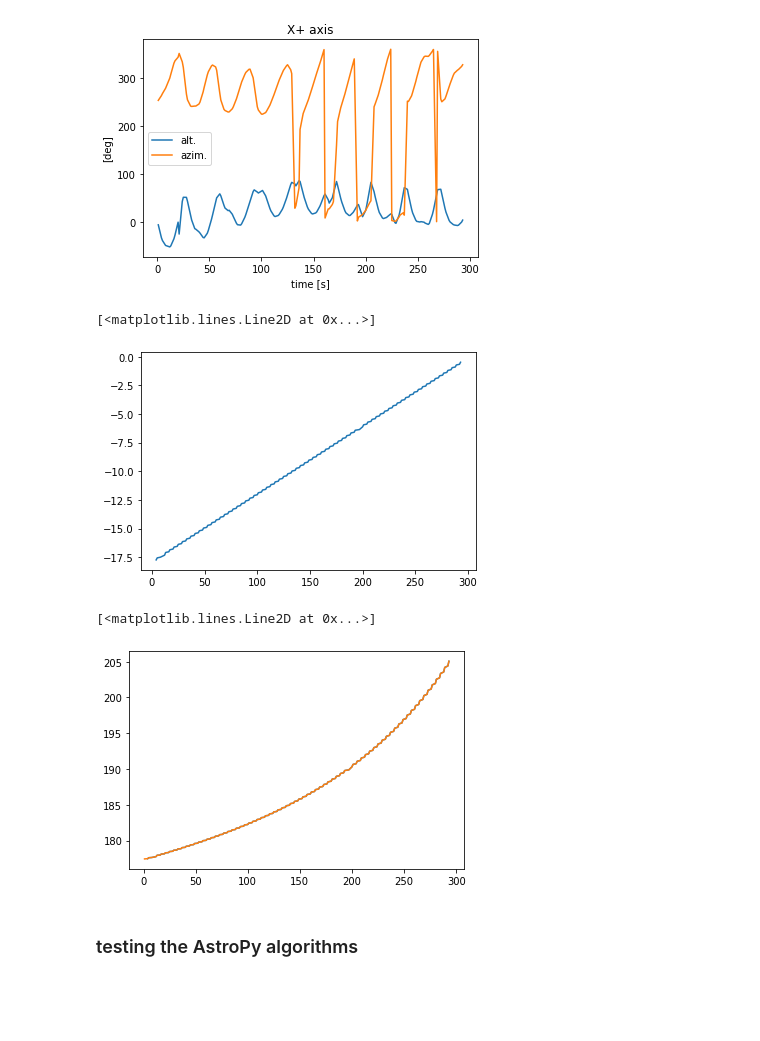
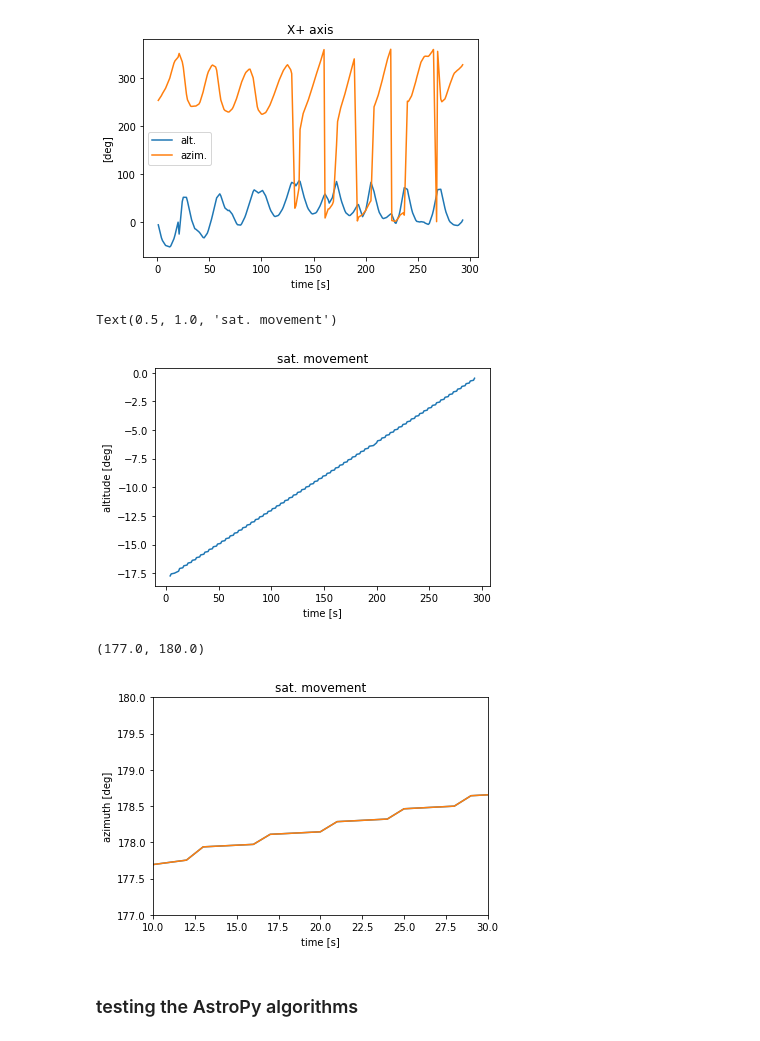
Before and after one commit to limu007/cube, a Jupyter notebook: Attitude_computed.ipynb, the cells around one changed output. Saved outputs shown, nothing was run; the diff lists cells and outputs as text; code cells hidden in the pictures; blank space fills up the shorter version.

```diff
--- a/Attitude_computed.ipynb
+++ b/Attitude_computed.ipynb
@@ -195,21 +195,29 @@ alts=[d.altaz.alt.value for d in axes_z]
 # %%
 #sat_loc[j],sat_loc[j-1]
 move=[]
 dist=[]
 for j in range(1,len(dt2)):
     dif=su.eloc2cart(sat_loc[j])-su.eloc2cart(sat_loc[j-1])
     dist.append(np.sqrt((np.array(dif)**2).sum()))
     move.append(coord.SkyCoord(*dif,representation_type="cartesian", frame="fk5",unit='m',location=sat_loc[j],obstime=axes_x[j].obstime).altaz)
 pl.plot(dt2[1:],[m.alt.value for m in move])
+pl.ylabel('altitude [deg]')
+pl.xlabel('time [s]')
+pl.title('sat. movement')
 # %% [output]
-[<matplotlib.lines.Line2D at 0x...>]
+Text(0.5, 1.0, 'sat. movement')
-[figure, old version]
+[figure, new version]
 # %%
 pl.plot(dt2[1:],[m.az.value for m in move])
 pl.plot(dt2,azis)
+pl.ylabel('azimuth [deg]')
+pl.xlabel('time [s]')
+pl.title('sat. movement')
+pl.xlim(10,30)
+pl.ylim(177,180)
 # %% [output]
-[<matplotlib.lines.Line2D at 0x...>]
+(177.0, 180.0)
-[figure, old version]
+[figure, new version]
 # %% [markdown]
 ### testing the AstroPy algorithms
 # %%
```
Also changed, not shown: parts of 8 cells of this notebook, 3 other files.
